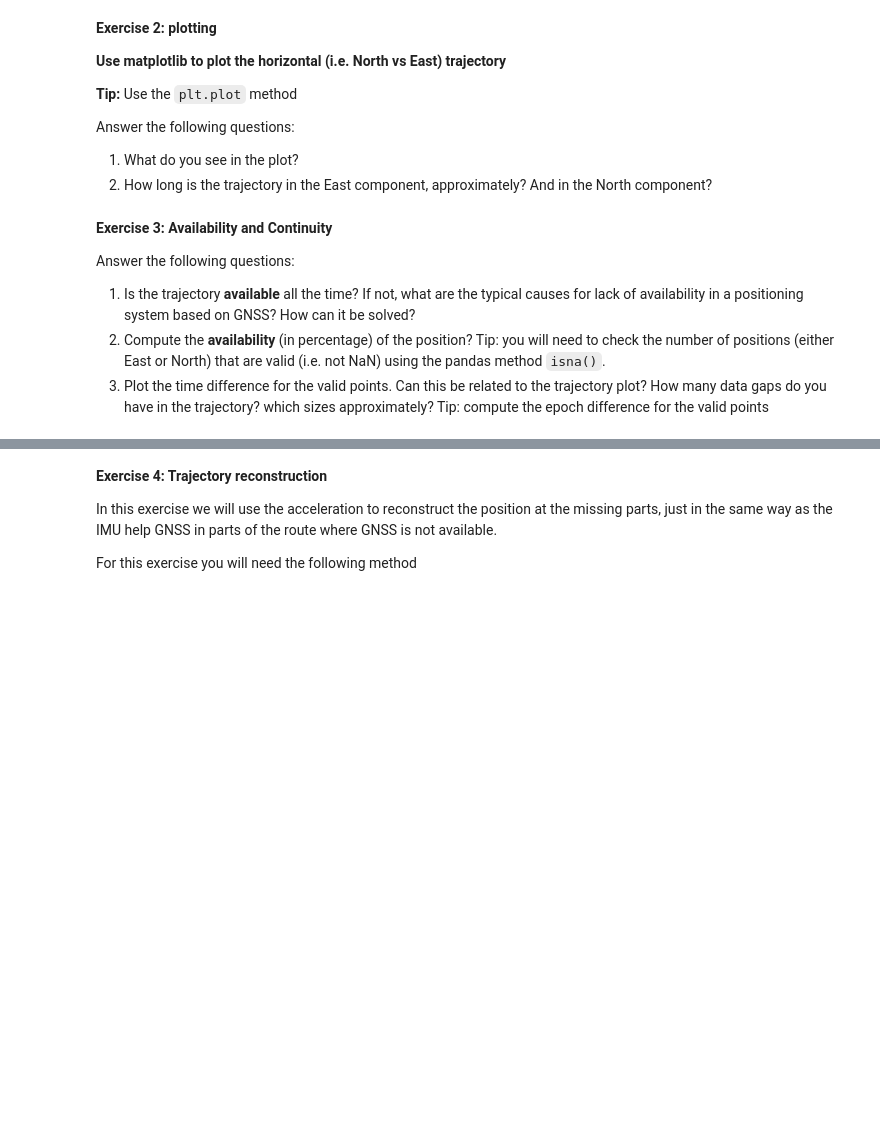
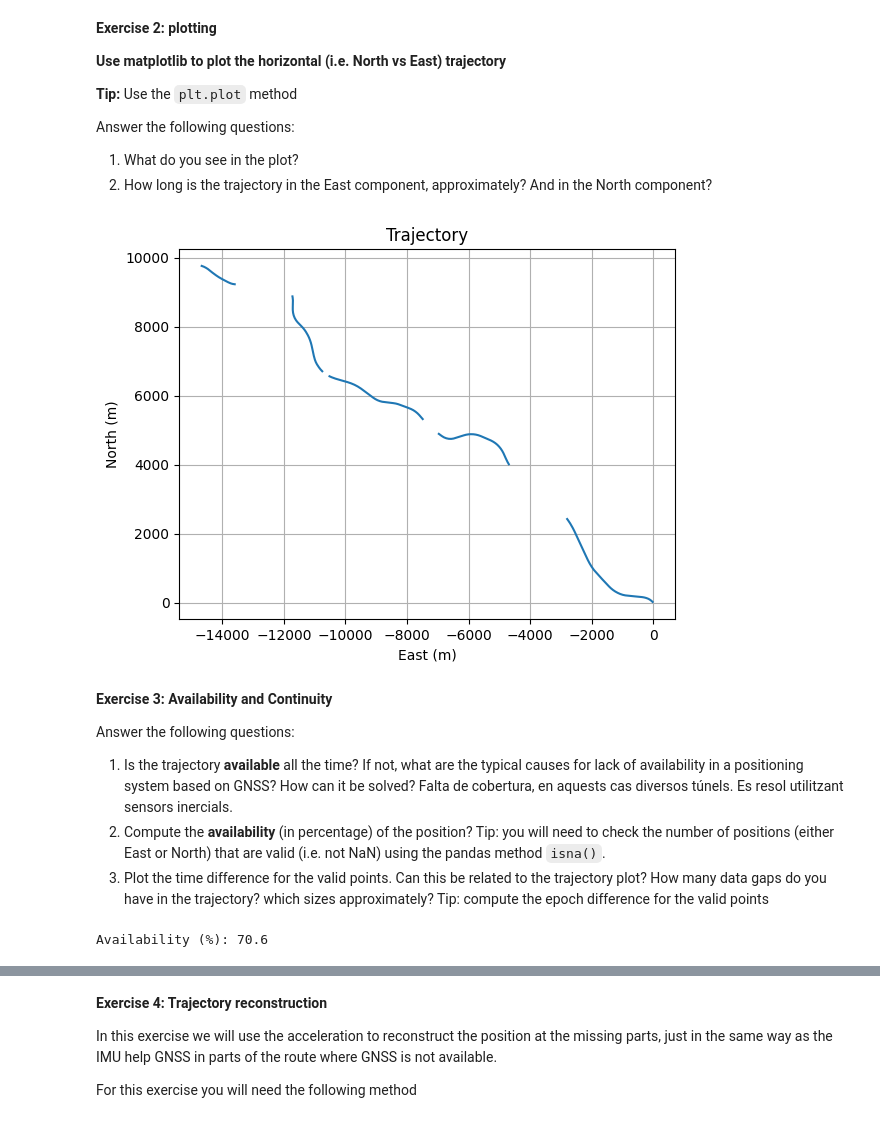
Before and after one commit to FranciscoSagardoyProus/PAI_REPO, a Jupyter notebook: plab/p3_GNSS_IMU.ipynb, the cells around one changed output, grey strips where cells are left out. Cells and saved outputs as stored; diff of their text form; code cells hidden in the pictures; blank space fills up the shorter version.

```diff
--- a/plab/p3_GNSS_IMU.ipynb
+++ b/plab/p3_GNSS_IMU.ipynb
@@ -155,0 +156,3 @@ Answer the following questions:
+# %%
+df = pd.read_csv('trajectory.csv')
+df.head()
@@ -164,11 +188,30 @@ Answer the following questions:
 
 1. What do you see in the plot?
 1. How long is the trajectory in the East component, approximately? And in the North component?
+# %%
+plt.plot(df['position_east(m)'], df['position_north(m)'])
+plt.xlabel('East (m)')
+plt.ylabel('North (m)')
+plt.title('Trajectory')
+plt.grid()
+plt.show()
+# %% [output]
+[figure, added]
 # %% [markdown]
 **Exercise 3: Availability and Continuity**
 
 Answer the following questions:
 
-1. Is the trajectory **available** all the time? If not, what are the typical causes for lack of availability in a positioning system based on GNSS? How can it be solved?
+1. Is the trajectory **available** all the time? If not, what are the typical causes for lack of availability in a positioning system based on GNSS? How can it be solved? Falta de cobertura, en aquests cas diversos túnels. Es resol utilitzant sensors inercials.
 1. Compute the **availability** (in percentage) of the position? Tip: you will need to check the number of positions (either East or North) that are valid (i.e. not NaN) using the pandas method `isna()`.
 1. Plot the time difference for the valid points. Can this be related to the trajectory plot? How many data gaps do you have in the trajectory? which sizes approximately? Tip: compute the epoch difference for the valid points
+# %%
+E = 'position_east(m)'
+
+num_nan = df[E].isna().sum()
+total = len(df)
+
+availability = (total - num_nan) / total * 100
+print("Availability (%):", availability)
+# %% [output]
+Availability (%): 70.6
```
Also changed, not shown: parts of 10 cells of this notebook.
